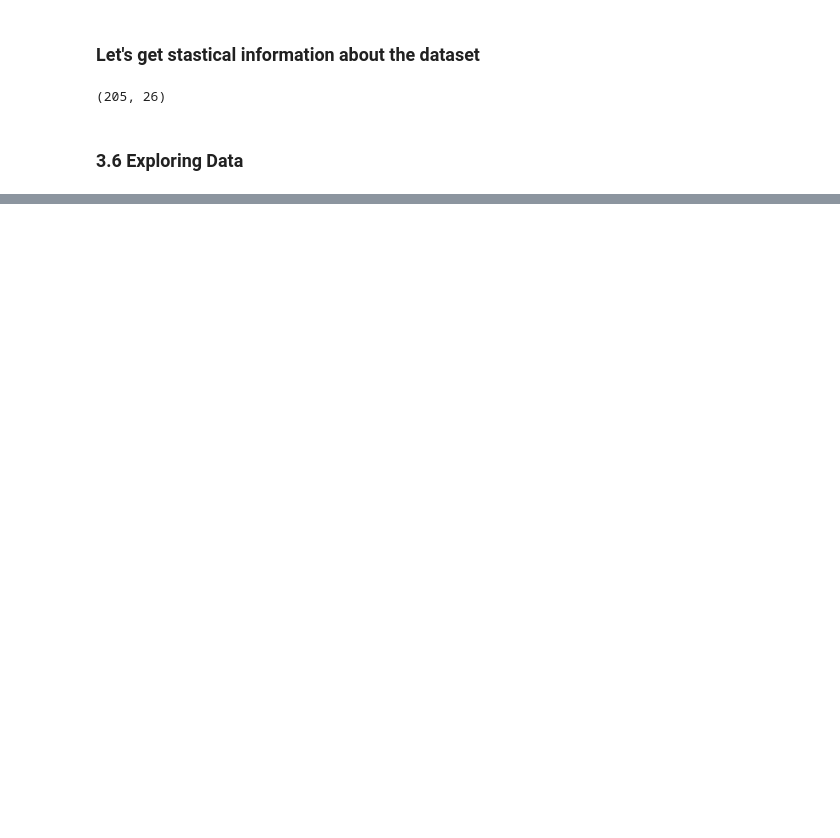
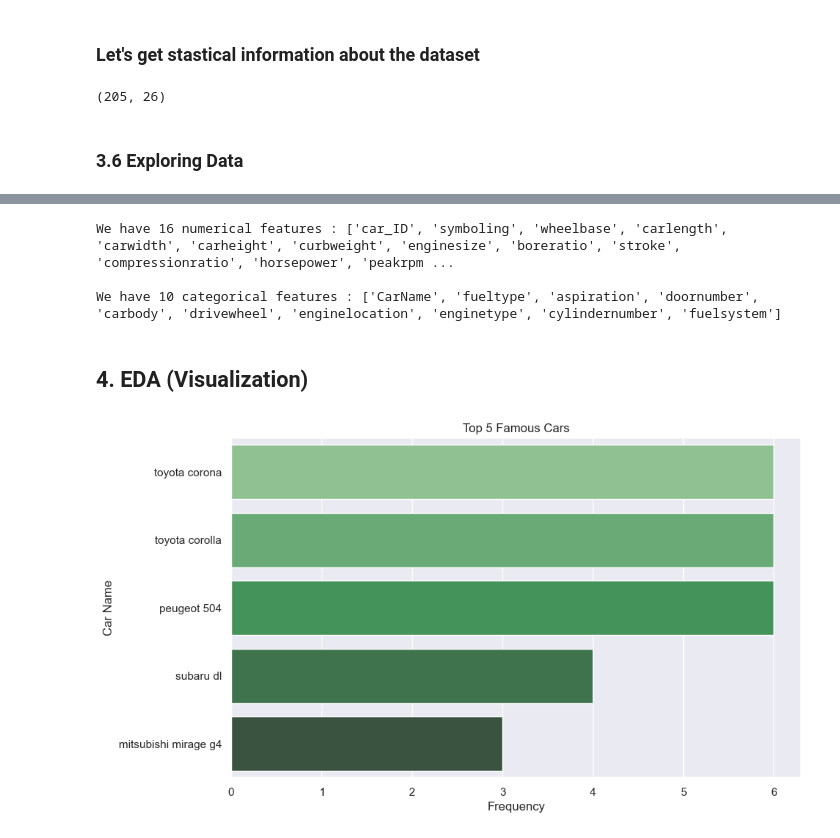
Before and after one commit to NinadKarlekar/OIBSIP_Internship_Ninad, a Jupyter notebook: Task-3/oibsip_taskno3.ipynb, the cells around one changed output, grey strips where cells are left out. Drawn from its saved outputs; the diff is of its cells as text; code cells hidden in the pictures; blank space fills up the shorter version.

```diff
--- a/Task-3/oibsip_taskno3.ipynb
+++ b/Task-3/oibsip_taskno3.ipynb
@@ -202,0 +245,31 @@ df.shape
+# %%
+# define numerical & categorical columns
+numeric_features = [feature for feature in df.columns if df[feature].dtype != 'O']
+categorical_features = [feature for feature in df.columns if df[feature].dtype == 'O']
+
+# print columns
+print('We have {} numerical features : {}'.format(len(numeric_features), numeric_features))
+print('\nWe have {} categorical features : {}'.format(len(categorical_features), categorical_features))
+# %% [output]
+We have 16 numerical features : ['car_ID', 'symboling', 'wheelbase', 'carlength', 'carwidth', 'carheight', 'curbweight', 'enginesize', 'boreratio', 'stroke', 'compressionratio', 'horsepower', 'peakrpm ...
+
+We have 10 categorical features : ['CarName', 'fueltype', 'aspiration', 'doornumber', 'carbody', 'drivewheel', 'enginelocation', 'enginetype', 'cylindernumber', 'fuelsystem']
+# %% [markdown]
+## 4. EDA (Visualization)
+# %%
+# Get the top 5 most frequent CarName values
+top_5_cars = df['CarName'].value_counts().head(5)
+
+# Create a DataFrame with CarName and Frequency columns
+top_5_cars_df = pd.DataFrame({'Car Name': top_5_cars.index, 'Frequency': top_5_cars.values})
+
+# Create a horizontal bar chart using Seaborn
+sns.set(style='darkgrid')
+plt.figure(figsize=(10, 6))
+sns.barplot(x='Frequency', y='Car Name', data=top_5_cars_df, palette='Greens_d')
+plt.title('Top 5 Famous Cars')
+plt.xlabel('Frequency')
+plt.ylabel('Car Name')
+plt.show()
+# %% [output]
+[figure, added]
```
Also changed, not shown: parts of 32 cells of this notebook, 4 other files.
